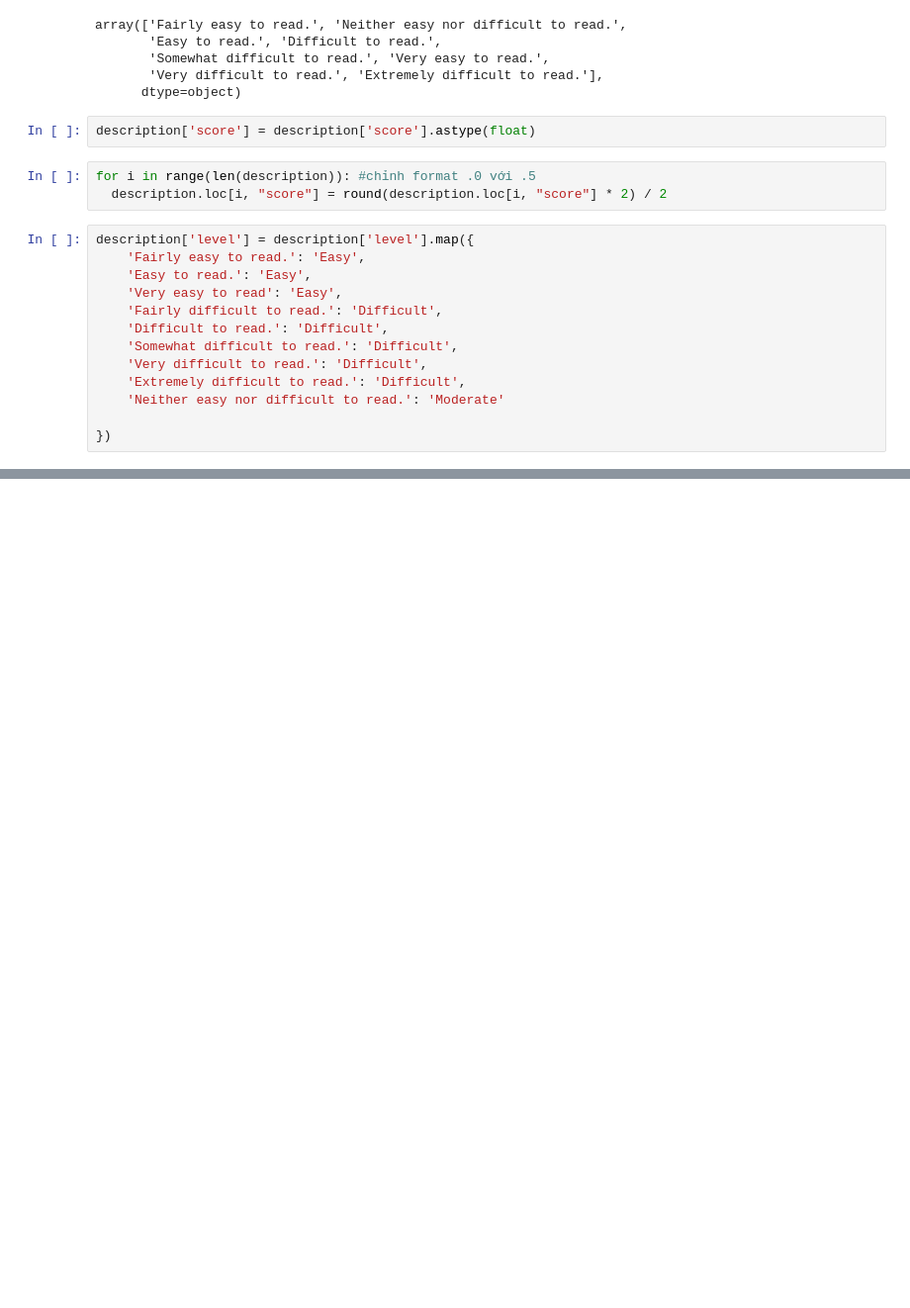
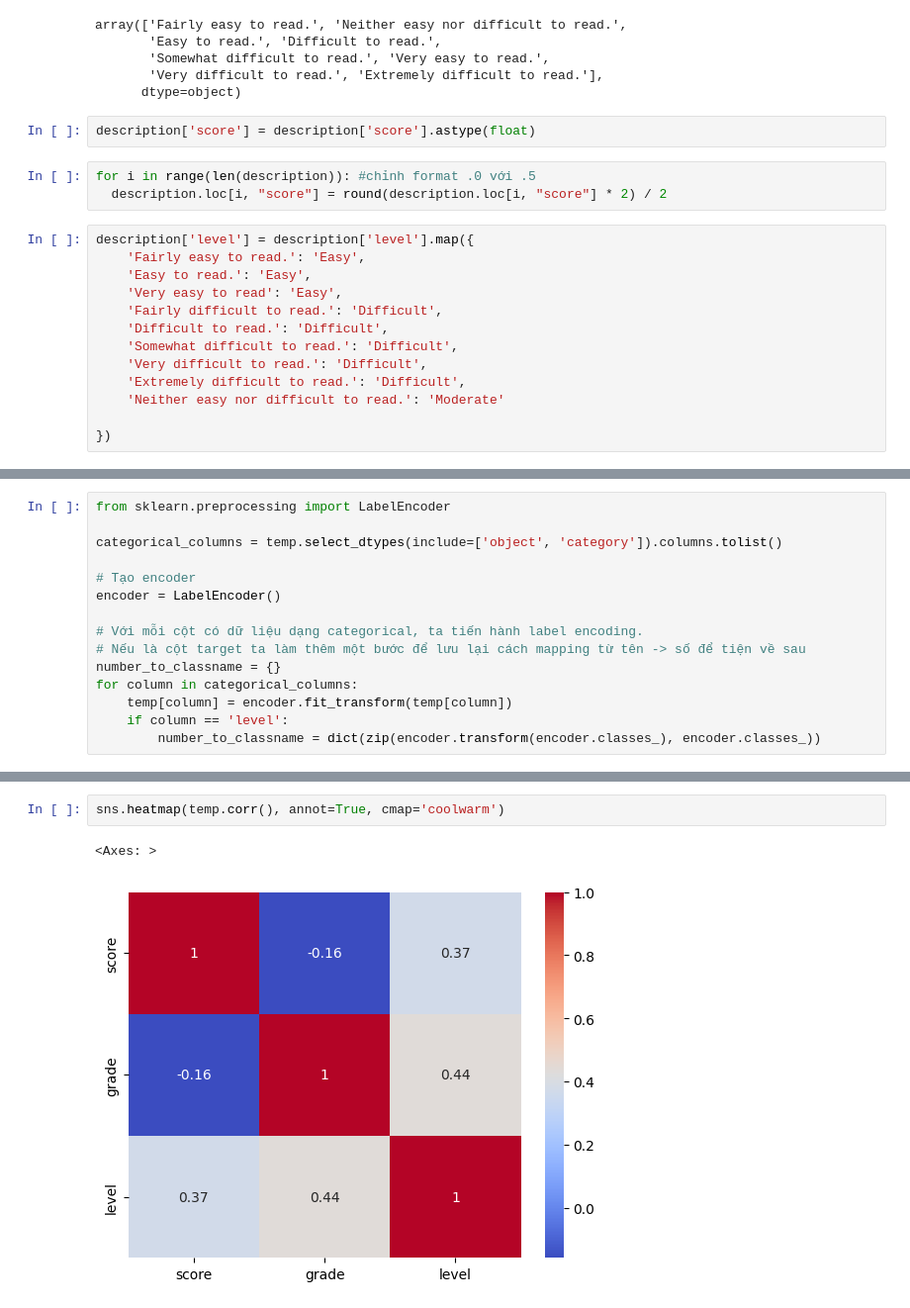
Before and after one commit to TempWiz/I2DS---Final-Project-Book-Recommandation-System, a Jupyter notebook: Final.ipynb, the cells around one changed output, grey strips where cells are left out. Shown at 99% size. Cells and saved outputs as stored; diff of their text form; blank space fills up the shorter version.

```diff
--- a/Final.ipynb
+++ b/Final.ipynb
@@ -134,0 +213,15 @@ Ranh giới khá rõ ràng, có thể thấy biên giữa `Easy` và `Moderate`
+# %%
+from sklearn.preprocessing import LabelEncoder
+
+categorical_columns = temp.select_dtypes(include=['object', 'category']).columns.tolist()
+
+# Tạo encoder
+encoder = LabelEncoder()
+
+# Với mỗi cột có dữ liệu dạng categorical, ta tiến hành label encoding.
+# Nếu là cột target ta làm thêm một bước để lưu lại cách mapping từ tên -> số để tiện về sau
+number_to_classname = {}
+for column in categorical_columns:
+    temp[column] = encoder.fit_transform(temp[column])
+    if column == 'level':
+        number_to_classname = dict(zip(encoder.transform(encoder.classes_), encoder.classes_))
@@ -134,0 +232,5 @@ Ranh giới khá rõ ràng, có thể thấy biên giữa `Easy` và `Moderate`
+# %%
+sns.heatmap(temp.corr(), annot=True, cmap='coolwarm')
+# %% [output]
+<Axes: >
+[figure, added]
```
Also changed, not shown: parts of 18 cells of this notebook.
